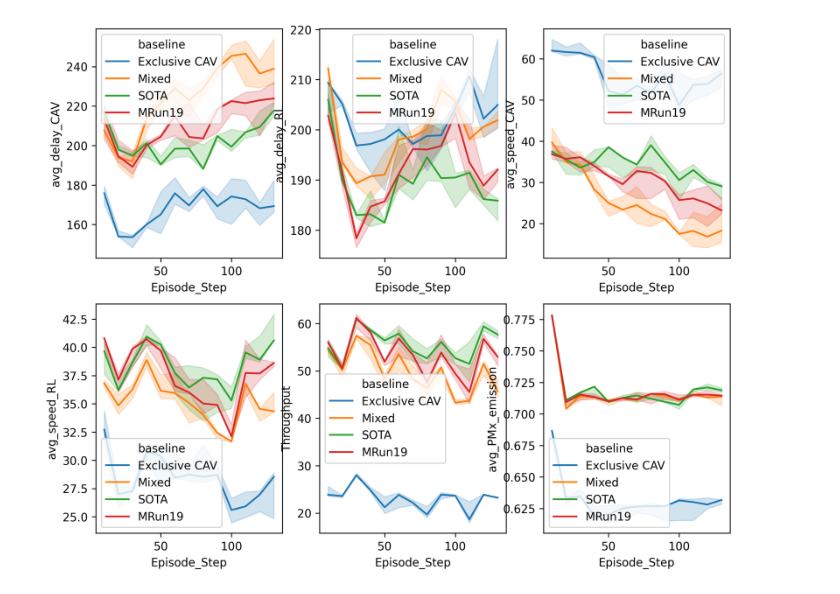
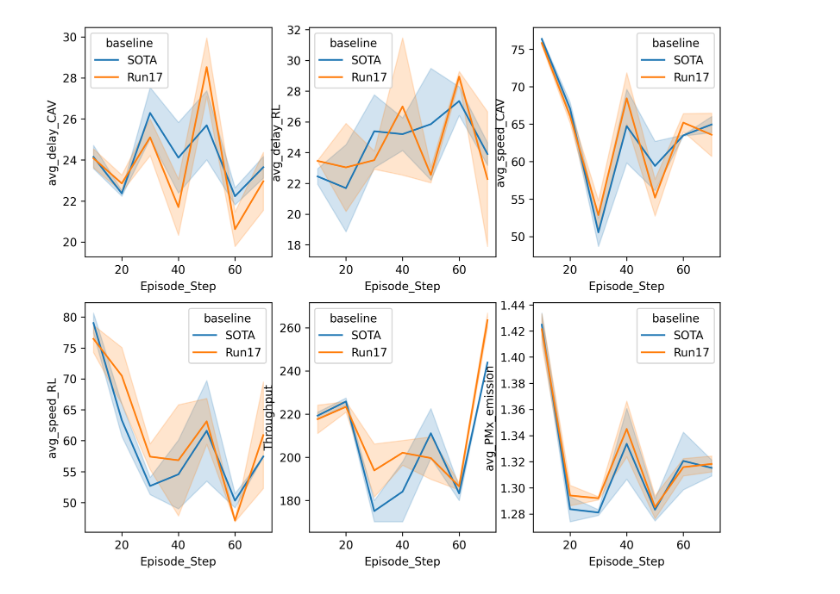
Before and after one commit to ethz-coss/fairlane, a Jupyter notebook: GeneratePlotsForPaper.ipynb, the cells around one changed output. Cells and saved outputs as stored; diff of their text form; code cells hidden in the pictures.

```diff
--- a/GeneratePlotsForPaper.ipynb
+++ b/GeneratePlotsForPaper.ipynb
@@ -100,37 +100,37 @@ import pandas as pd
 import matplotlib.pyplot as plt
 import numpy as np
 import seaborn as sns
 
 mapping = {
-            'Exclusive CAV': 'results/Baseline1_Density1_CAV20',
-            'Mixed': 'results/Baseline2_Density1_CAV20',
-            'SOTA': 'results/Heuristic_Density1_CAV20',
-            'MRun19' : 'results/Run19_Density1_CAV20',
+            # 'Exclusive CAV': 'results/Baseline1_Density1_CAV20',
+            # 'Mixed': 'results/Baseline2_Density1_CAV20',
+            'SOTA': 'results/Grid1_Heuristic_Results',
+            'Run17' : 'results/dummy',
            }
 
 
 keys_to_plot = [
     'avg_delay_CAV', 'avg_delay_RL', 'avg_speed_CAV','avg_speed_RL','Throughput','avg_PMx_emission'
 ]
 
 fig, axes = plt.subplots(2,3, figsize=(10,8), dpi=300)
 axes = axes.flatten()
 
 data = []
 for i, (label, _filename) in enumerate(mapping.items()):
     filename = f'{_filename}.csv'
     df = pd.read_csv(filename)
     df['baseline'] = label
     df['seed'] = range(len(df))
     data.append(df)
     super_df = pd.concat(data).reset_index()
     # agg = df.groupby('Episode_Step').mean()
 for j, key in enumerate(keys_to_plot):
     sns.lineplot(data=super_df, hue='baseline', x="Episode_Step", estimator='median', errorbar=('pi', 50), y=key,ax=axes[j])
 
 
 # axes[2].legend()
 # %% [output]
-[figure, old version]
+[figure, new version]
 # %%
 super_df
```
Also changed, not shown: 38 other files.
